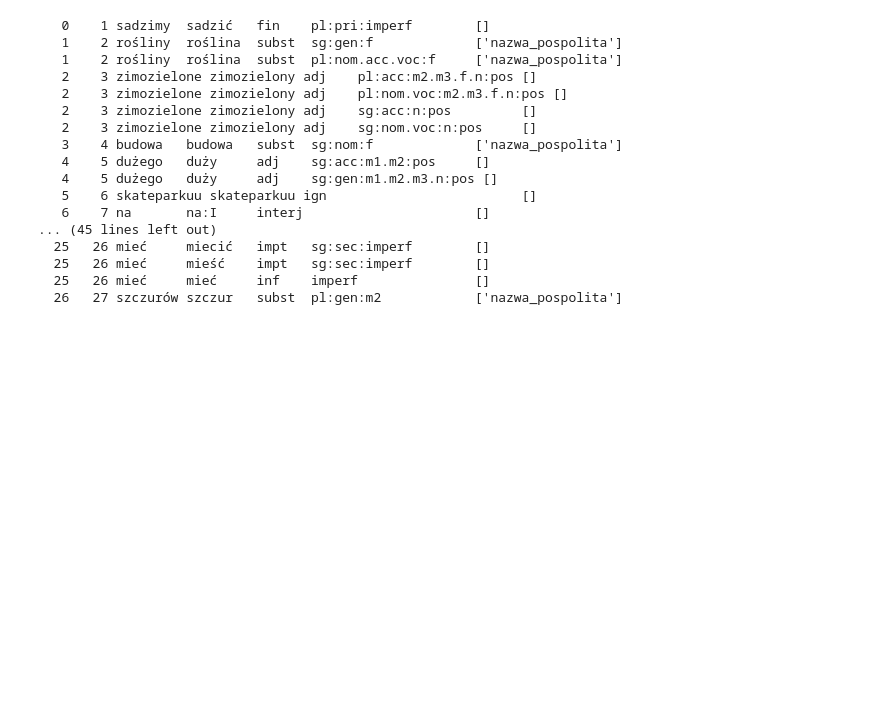
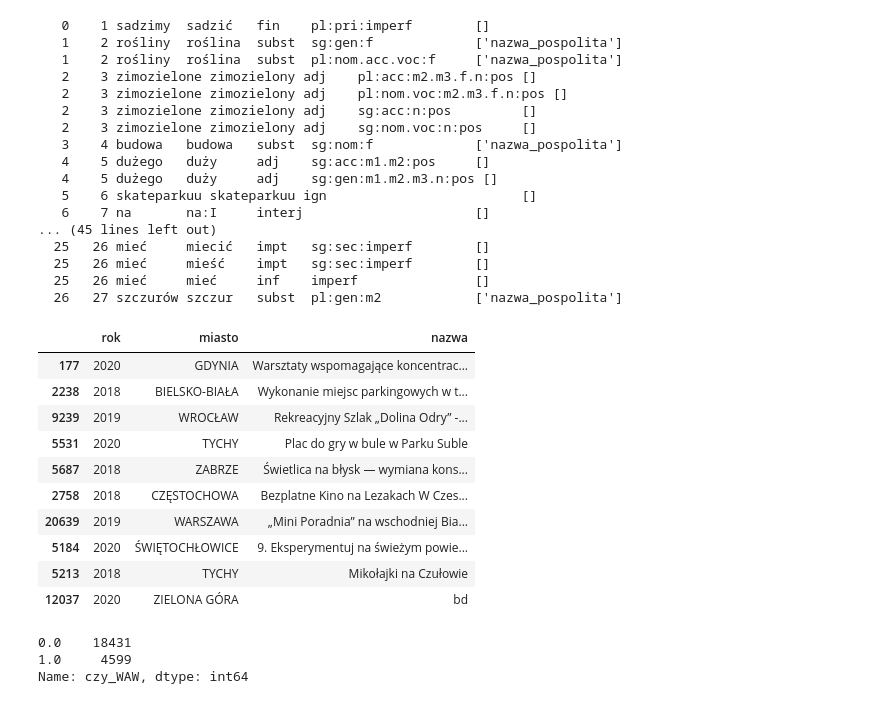
Before and after one commit to malowana/NLP_budzet_obywatelski, a Jupyter notebook: BO_analiza_morfologiczna2.ipynb, the cells around one changed output. Cells and saved outputs as stored; diff of their text form; code cells hidden in the pictures; blank space fills up the shorter version.

```diff
--- a/BO_analiza_morfologiczna2.ipynb
+++ b/BO_analiza_morfologiczna2.ipynb
@@ -101,3 +101,41 @@ for analysis in morf.analyse("sadzimy rośliny zimozielone budowa dużego skatep
   25   26 mieć     mieść    impt   sg:sec:imperf        []
   25   26 mieć     mieć     inf    imperf               []
   26   27 szczurów szczur   subst  pl:gen:m2            ['nazwa_pospolita']
+# %%
+df = pd.read_excel('/content/drive/My Drive/Konkursy Kaggle/Budżet obywatelski/budzet_obywatelski.xlsx', sheet_name='Arkusz1')
+df.rename(columns={'rok ': 'rok', 'miasto ':'miasto'}, inplace=True)
+df = df[~df['nazwa'].isna()]
+df['miasto'] = df['miasto'].map(lambda x: x.upper())
+# Usunięcie pustych wpisów
+
+# Indeksy do usunięcia
+rem_index = df[df['nazwa'].isnull()].index.tolist()
+rem_index += df[df['nazwa']=='bd'].index.tolist()
+
+df.drop(df.index[rem_index], inplace=True)
+# Usunięcie duplikatów
+df = df.drop_duplicates()
+df['nazwa'] = df['nazwa'].apply(str)
+#usuniecie kolumny wszystko
+if 'WSZYSTKO' in df: del df['WSZYSTKO']
+df.sample(10)
+# %% [output]
+|  | rok | miasto | nazwa |
+| 177 | 2020 | GDYNIA | Warsztaty wspomagające koncentrac... |
+| 2238 | 2018 | BIELSKO-BIAŁA | Wykonanie miejsc parkingowych w t... |
+| 9239 | 2019 | WROCŁAW | Rekreacyjny Szlak „Dolina Odry” -... |
+| 5531 | 2020 | TYCHY | Plac do gry w bule w Parku Suble |
+| 5687 | 2018 | ZABRZE | Świetlica na błysk ― wymiana kons... |
+| 2758 | 2018 | CZĘSTOCHOWA | Bezplatne Kino na Lezakach W Czes... |
+| 20639 | 2019 | WARSZAWA | „Mini Poradnia” na wschodniej Bia... |
+| 5184 | 2020 | ŚWIĘTOCHŁOWICE | 9. Eksperymentuj na świeżym powie... |
+| 5213 | 2018 | TYCHY | Mikołajki na Czułowie |
+| 12037 | 2020 | ZIELONA GÓRA | bd |
+# %%
+df.loc[(df['miasto'] == 'WARSZAWA'), "czy_WAW"] = 1
+df.loc[df["czy_WAW"].isnull(),  "czy_WAW"] = 0
+df["czy_WAW"].value_counts()
+# %% [output]
+0.0    18431
+1.0     4599
+Name: czy_WAW, dtype: int64
```
Also changed, not shown: parts of 13 cells of this notebook.
